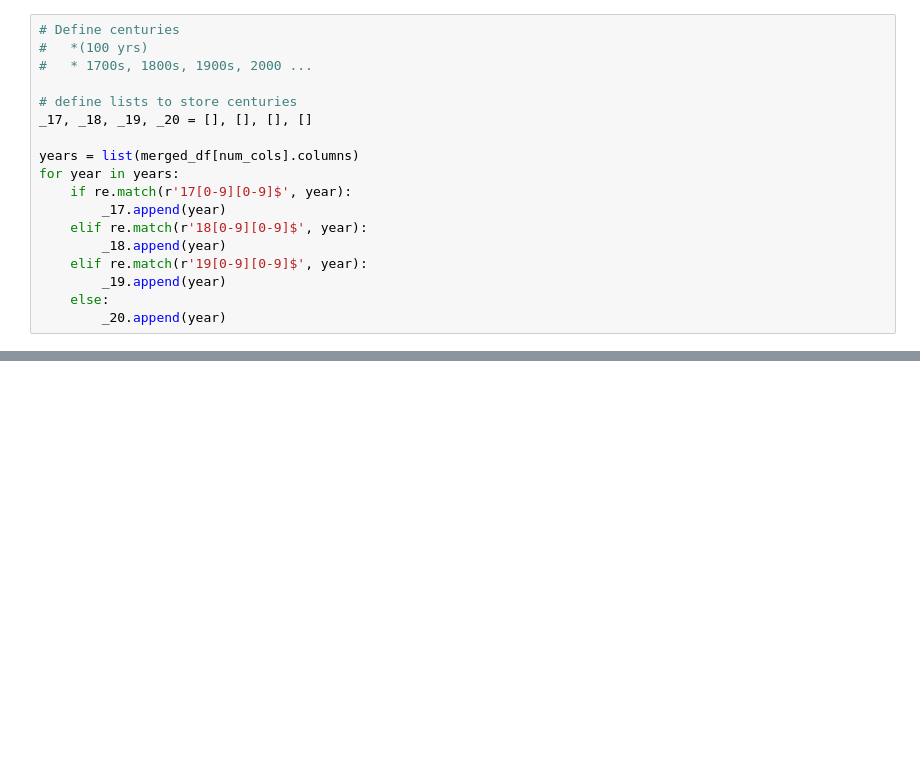
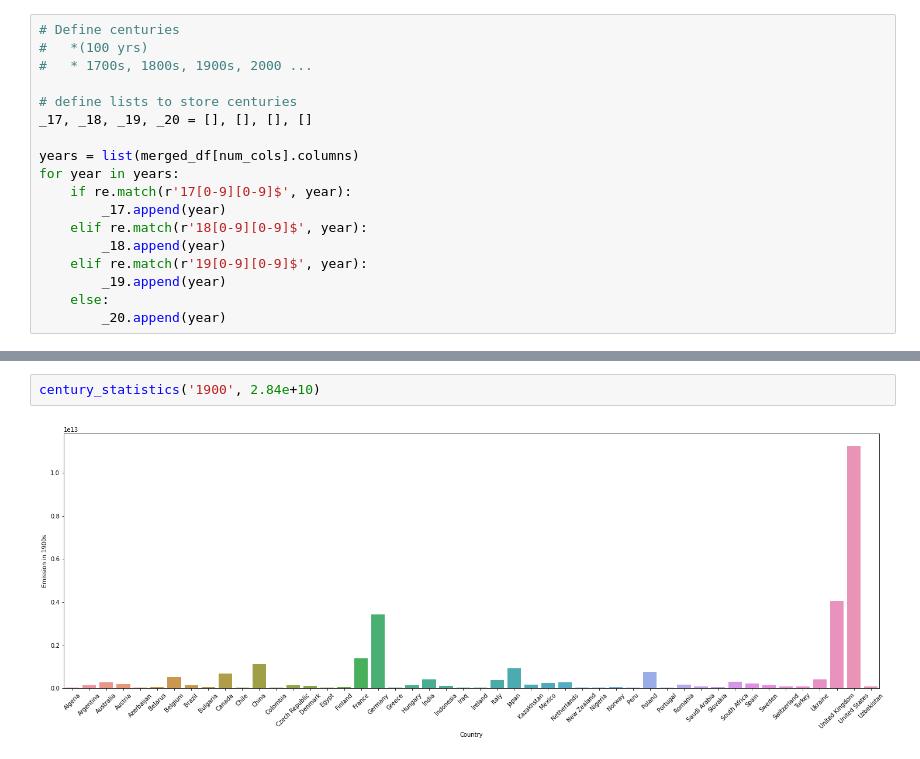
Before and after one commit to GeoffreyKimani/EmissionStatistics, a Jupyter notebook: data_spell.ipynb, the cells around one changed output, grey strips where cells are left out. Drawn from its saved outputs; the diff is of its cells as text; blank space fills up the shorter version.

```diff
--- a/data_spell.ipynb
+++ b/data_spell.ipynb
@@ -263,0 +454,4 @@ Name: Country, Length: 194, dtype: object
+# %%
+century_statistics('1900', 2.84e+10)
+# %% [output]
+[figure, added]
```
Also changed, not shown: parts of 39 cells of this notebook, 3 other files.
